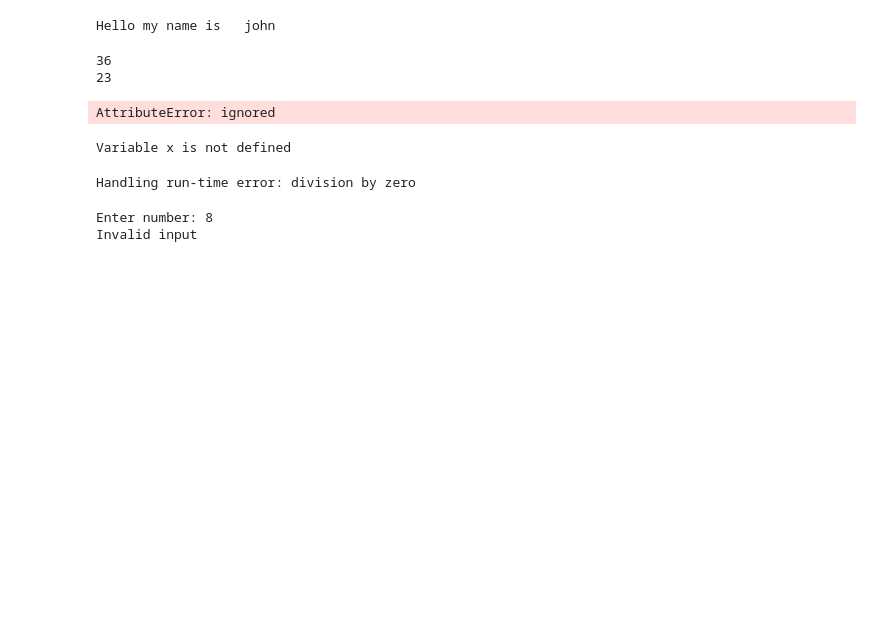
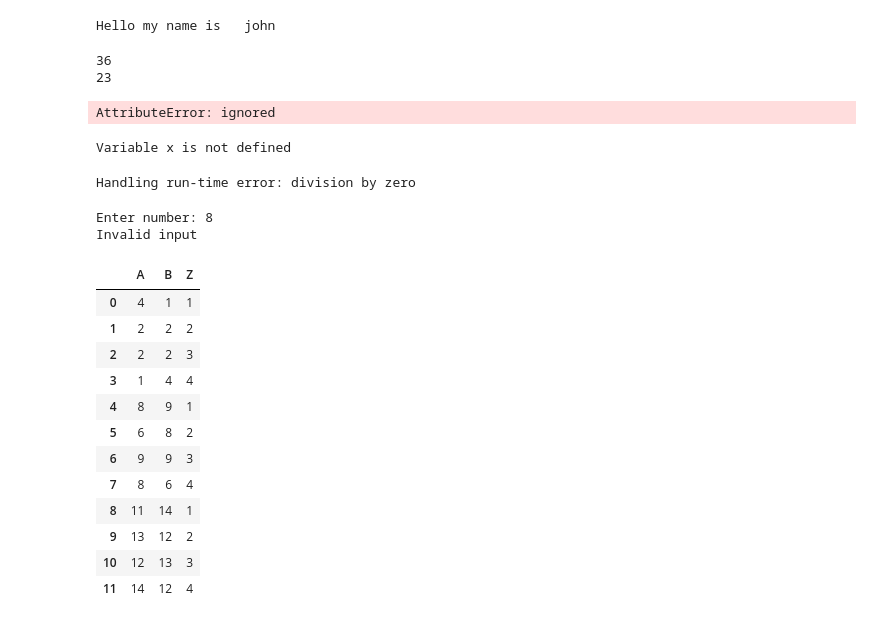
Before and after one commit to mani456256/INT213-K19PV-, a Jupyter notebook: Numpy.ipynb, the cells around one changed output. Drawn from its saved outputs; the diff is of its cells as text; code cells hidden in the pictures; blank space fills up the shorter version.

```diff
--- a/Numpy.ipynb
+++ b/Numpy.ipynb
@@ -177,3 +177,28 @@ if x< 0:
   raise Exception("Sorry, no number below zero")
 # %%
 x = 10
+# %%
+from tables import Column
+import pandas as pd
+import matplotlib.pyplot as plt
+import math
+
+Data = {'A': [4,2,2,1,8,6,9,8,11,13,12,14],
+        'B': [1,2,2,4,9,8,9,6,14,12,13,12],
+        'Z': [1,2,3,4,1,2,3,4,1,2,3,4]}
+df = pd.DataFrame(Data,columns =['A','B','Z'])
+df
+# %% [output]
+|  | A | B | Z |
+| 0 | 4 | 1 | 1 |
+| 1 | 2 | 2 | 2 |
+| 2 | 2 | 2 | 3 |
+| 3 | 1 | 4 | 4 |
+| 4 | 8 | 9 | 1 |
+| 5 | 6 | 8 | 2 |
+| 6 | 9 | 9 | 3 |
+| 7 | 8 | 6 | 4 |
+| 8 | 11 | 14 | 1 |
+| 9 | 13 | 12 | 2 |
+| 10 | 12 | 13 | 3 |
+| 11 | 14 | 12 | 4 |
```
Also changed, not shown: parts of 16 cells of this notebook.
